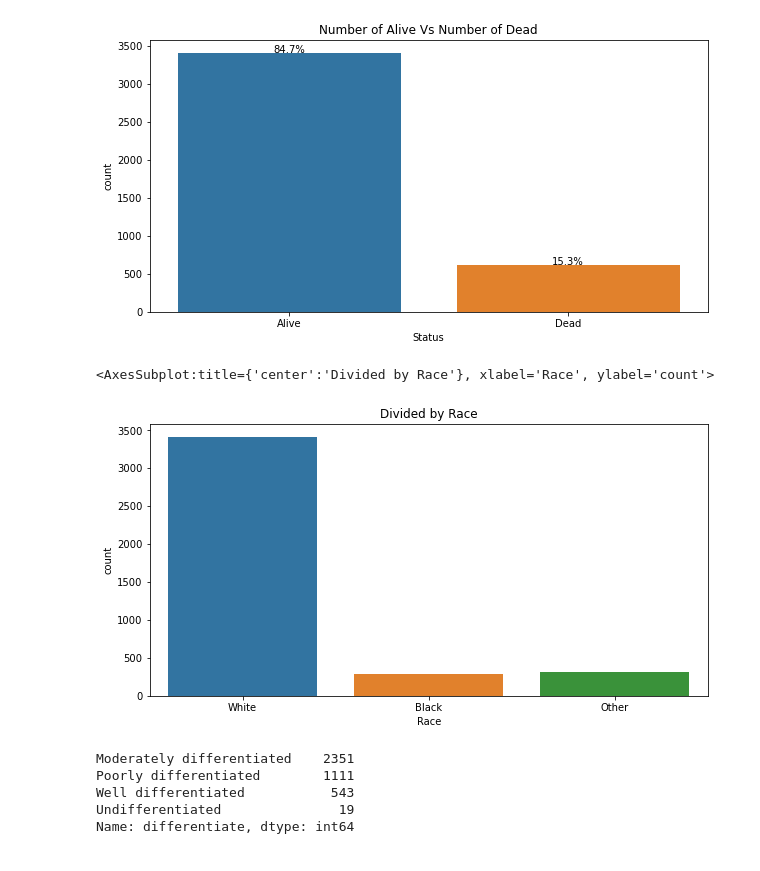
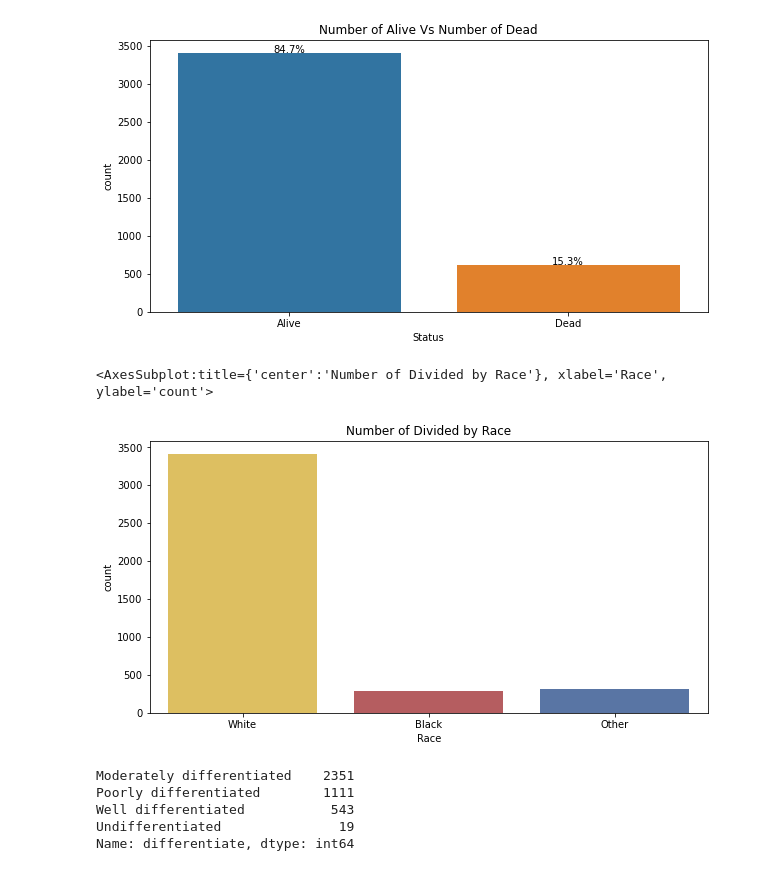
Before and after one commit to MeriVardanyan99/Breast_Cancer, a Jupyter notebook: EDA_Breast_Cancer.ipynb, the cells around one changed output. Saved outputs shown, nothing was run; the diff lists cells and outputs as text; code cells hidden in the pictures.

```diff
--- a/EDA_Breast_Cancer.ipynb
+++ b/EDA_Breast_Cancer.ipynb
@@ -138,10 +138,11 @@ plt.show()
 # %%
 plt.figure(figsize = (10,5))
 plt.title('Number of Divided by Race')
-sns.countplot(data = df, x="Race")
+my_palette = ["#f2c94c", "#c44e52", "#4c72b0"]
+sns.countplot(data = df, x="Race",palette= my_palette)
 # %% [output]
-<AxesSubplot:title={'center':'Divided by Race'}, xlabel='Race', ylabel='count'>
+<AxesSubplot:title={'center':'Number of Divided by Race'}, xlabel='Race', ylabel='count'>
-[figure, old version]
+[figure, new version]
 # %%
 df['differentiate'].value_counts()
 # %% [output]
```
Also changed, not shown: parts of 2 cells of this notebook.
